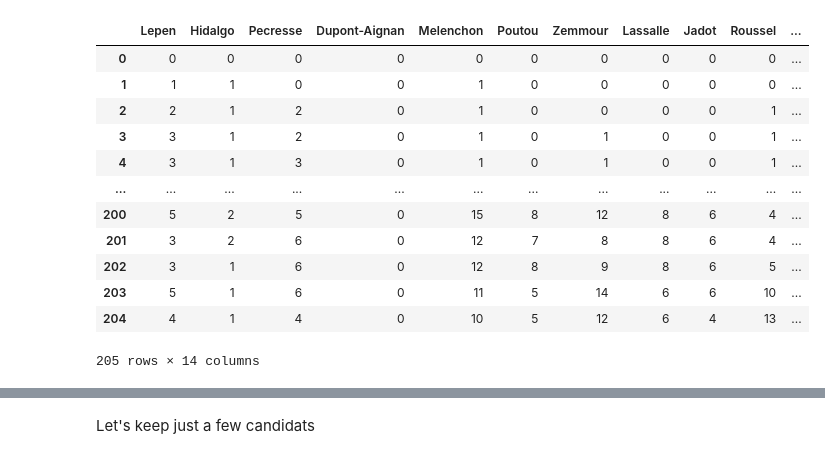
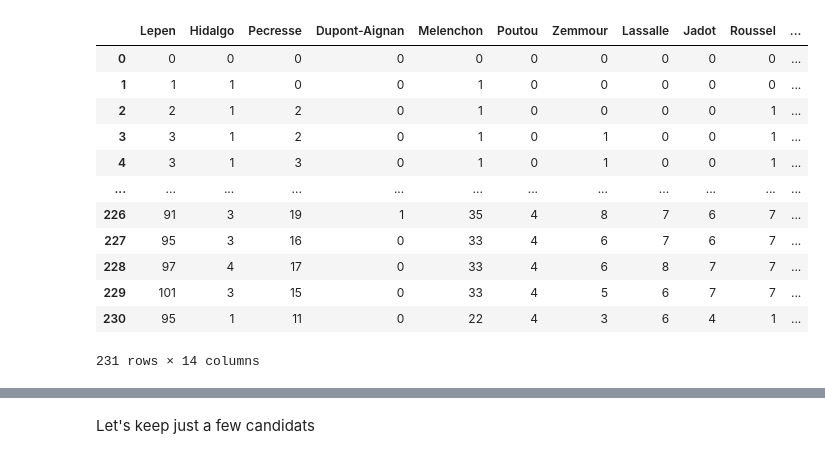
Before and after one commit to mattcln/reddit_france_analysis, a Jupyter notebook: visualization/rolling_sum_analysis.ipynb, the cells around one changed output, grey strips where cells are left out. Drawn from its saved outputs; the diff is of its cells as text; code cells hidden in the pictures.

```diff
--- a/visualization/rolling_sum_analysis.ipynb
+++ b/visualization/rolling_sum_analysis.ipynb
@@ -3,26 +3,26 @@ import pandas as pd
 import matplotlib.pyplot as plt
 import seaborn as sns
 # %%
-rs_df = pd.read_csv('../scrapping/csv_exports/rolling_sum_2021-09-01.csv')
+rs_df = pd.read_csv('../scrapping/csv_exports/rolling_sum/rolling_sum_2021-09-01.csv')
 rs_df.drop('date_interval', axis=1, inplace=True)
 rs_df.drop('week_number', axis=1, inplace=True)
 rs_df['date'] = pd.to_datetime(rs_df['date']).dt.date
 candidats = ['Total','Lepen','Hidalgo','Pecresse','Dupont-Aignan','Melenchon','Poutou','Zemmour','Lassalle','Jadot','Roussel','Arthaud','Macron']
 rs_df
 # %% [output]
 |  | Lepen | Hidalgo | Pecresse | Dupont-Aignan | Melenchon | Poutou | Zemmour | Lassalle | Jadot | Roussel | ... |
 | 0 | 0 | 0 | 0 | 0 | 0 | 0 | 0 | 0 | 0 | 0 | ... |
 | 1 | 1 | 1 | 0 | 0 | 1 | 0 | 0 | 0 | 0 | 0 | ... |
 | 2 | 2 | 1 | 2 | 0 | 1 | 0 | 0 | 0 | 0 | 1 | ... |
 | 3 | 3 | 1 | 2 | 0 | 1 | 0 | 1 | 0 | 0 | 1 | ... |
 | 4 | 3 | 1 | 3 | 0 | 1 | 0 | 1 | 0 | 0 | 1 | ... |
 | ... | ... | ... | ... | ... | ... | ... | ... | ... | ... | ... | ... |
-| 200 | 5 | 2 | 5 | 0 | 15 | 8 | 12 | 8 | 6 | 4 | ... |
-| 201 | 3 | 2 | 6 | 0 | 12 | 7 | 8 | 8 | 6 | 4 | ... |
-| 202 | 3 | 1 | 6 | 0 | 12 | 8 | 9 | 8 | 6 | 5 | ... |
-| 203 | 5 | 1 | 6 | 0 | 11 | 5 | 14 | 6 | 6 | 10 | ... |
-| 204 | 4 | 1 | 4 | 0 | 10 | 5 | 12 | 6 | 4 | 13 | ... |
+| 226 | 91 | 3 | 19 | 1 | 35 | 4 | 8 | 7 | 6 | 7 | ... |
+| 227 | 95 | 3 | 16 | 0 | 33 | 4 | 6 | 7 | 6 | 7 | ... |
+| 228 | 97 | 4 | 17 | 0 | 33 | 4 | 6 | 8 | 7 | 7 | ... |
+| 229 | 101 | 3 | 15 | 0 | 33 | 4 | 5 | 6 | 7 | 7 | ... |
+| 230 | 95 | 1 | 11 | 0 | 22 | 4 | 3 | 6 | 4 | 1 | ... |
-205 rows × 14 columns
+231 rows × 14 columns
 # %%
 rs_df.describe()
 # %% [output]
```
Also changed, not shown: parts of 3 cells of this notebook, 2 other files.
